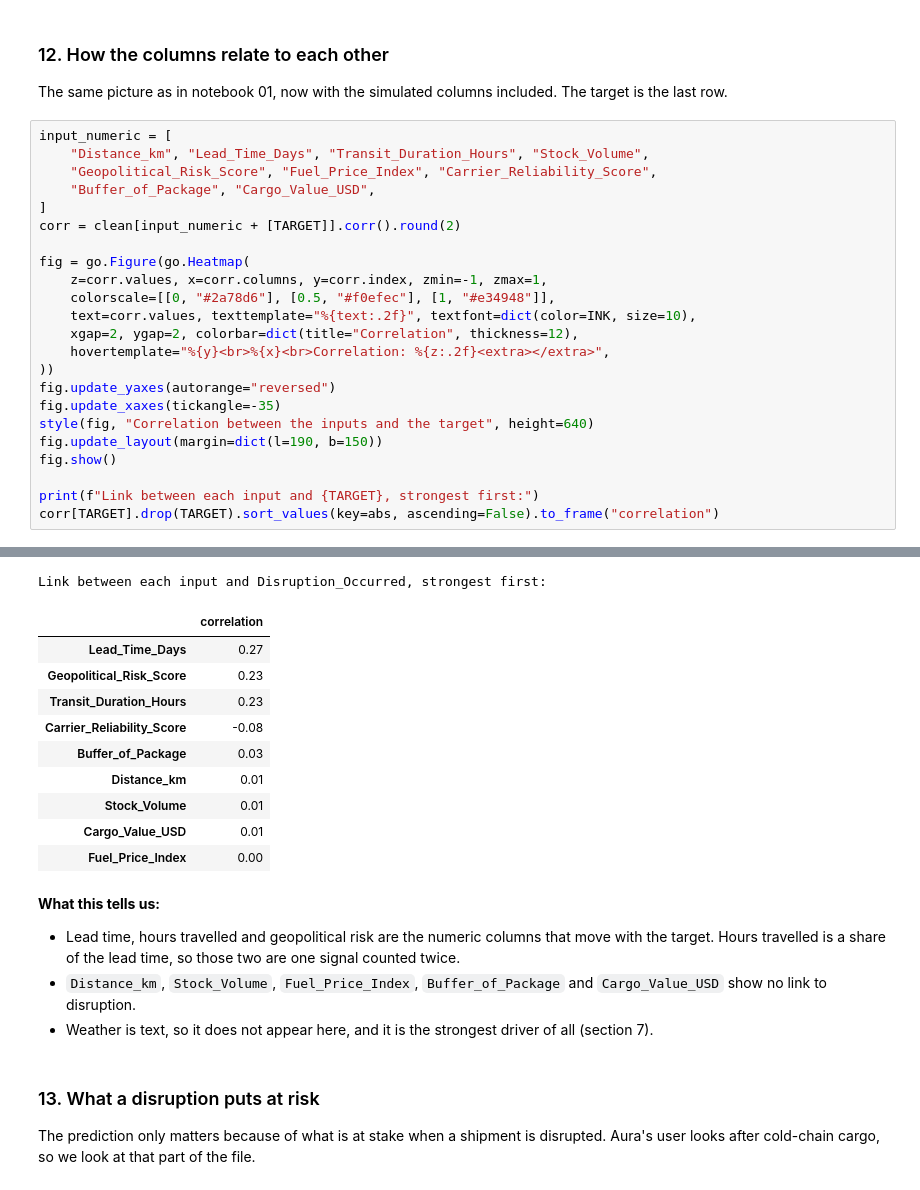
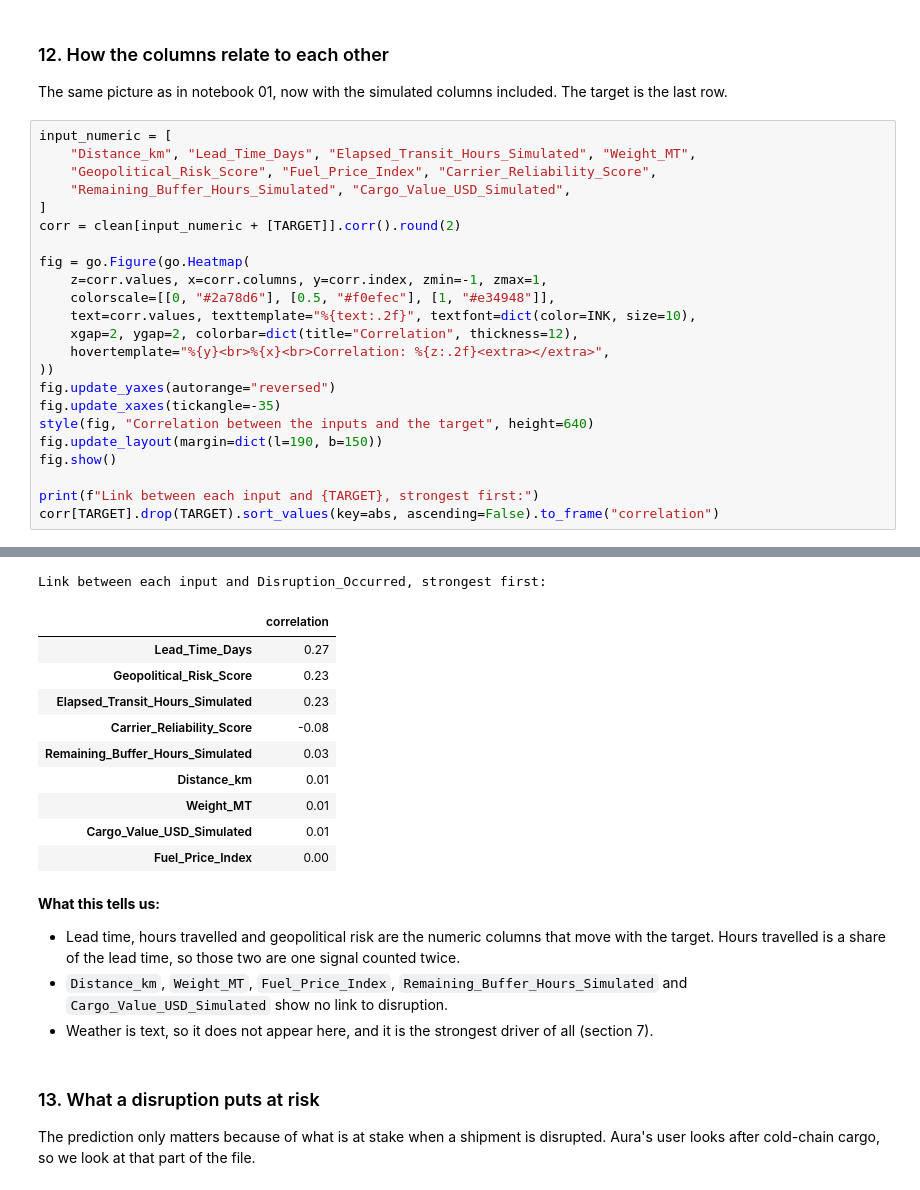
Before and after one commit to zunding19/Aura-LogiSmart, a Jupyter notebook: notebooks/02_data_cleaning_and_eda.ipynb, the cells around one changed output, grey strips where cells are left out. Cells and saved outputs as stored; diff of their text form.

```diff
--- a/notebooks/02_data_cleaning_and_eda.ipynb
+++ b/notebooks/02_data_cleaning_and_eda.ipynb
@@ -559,45 +568,45 @@ Disruption rate among those          : 51.7%
 The same picture as in notebook 01, now with the simulated columns included. The target is the last row.
 # %%
 input_numeric = [
-    "Distance_km", "Lead_Time_Days", "Transit_Duration_Hours", "Stock_Volume",
+    "Distance_km", "Lead_Time_Days", "Elapsed_Transit_Hours_Simulated", "Weight_MT",
     "Geopolitical_Risk_Score", "Fuel_Price_Index", "Carrier_Reliability_Score",
-    "Buffer_of_Package", "Cargo_Value_USD",
+    "Remaining_Buffer_Hours_Simulated", "Cargo_Value_USD_Simulated",
 ]
 corr = clean[input_numeric + [TARGET]].corr().round(2)
 
 fig = go.Figure(go.Heatmap(
     z=corr.values, x=corr.columns, y=corr.index, zmin=-1, zmax=1,
     colorscale=[[0, "#2a78d6"], [0.5, "#f0efec"], [1, "#e34948"]],
     text=corr.values, texttemplate="%{text:.2f}", textfont=dict(color=INK, size=10),
     xgap=2, ygap=2, colorbar=dict(title="Correlation", thickness=12),
     hovertemplate="%{y}<br>%{x}<br>Correlation: %{z:.2f}<extra></extra>",
 ))
 fig.update_yaxes(autorange="reversed")
 fig.update_xaxes(tickangle=-35)
 style(fig, "Correlation between the inputs and the target", height=640)
 fig.update_layout(margin=dict(l=190, b=150))
 fig.show()
 
 print(f"Link between each input and {TARGET}, strongest first:")
 corr[TARGET].drop(TARGET).sort_values(key=abs, ascending=False).to_frame("correlation")
 # %% [output]
 [interactive output not drawn]
 Link between each input and Disruption_Occurred, strongest first:
 |  | correlation |
 | Lead_Time_Days | 0.27 |
 | Geopolitical_Risk_Score | 0.23 |
-| Transit_Duration_Hours | 0.23 |
+| Elapsed_Transit_Hours_Simulated | 0.23 |
 | Carrier_Reliability_Score | -0.08 |
-| Buffer_of_Package | 0.03 |
+| Remaining_Buffer_Hours_Simulated | 0.03 |
 | Distance_km | 0.01 |
-| Stock_Volume | 0.01 |
-| Cargo_Value_USD | 0.01 |
+| Weight_MT | 0.01 |
+| Cargo_Value_USD_Simulated | 0.01 |
 | Fuel_Price_Index | 0.00 |
 # %% [markdown]
 **What this tells us:**
 
 - Lead time, hours travelled and geopolitical risk are the numeric columns that move with the target. Hours travelled is a share of the lead time, so those two are one signal counted twice.
-- `Distance_km`, `Stock_Volume`, `Fuel_Price_Index`, `Buffer_of_Package` and `Cargo_Value_USD` show no link to disruption.
+- `Distance_km`, `Weight_MT`, `Fuel_Price_Index`, `Remaining_Buffer_Hours_Simulated` and `Cargo_Value_USD_Simulated` show no link to disruption.
 - Weather is text, so it does not appear here, and it is the strongest driver of all (section 7).
 # %% [markdown]
 ### 13. What a disruption puts at risk
```
Also changed, not shown: parts of 17 cells of this notebook, 4 other files.
